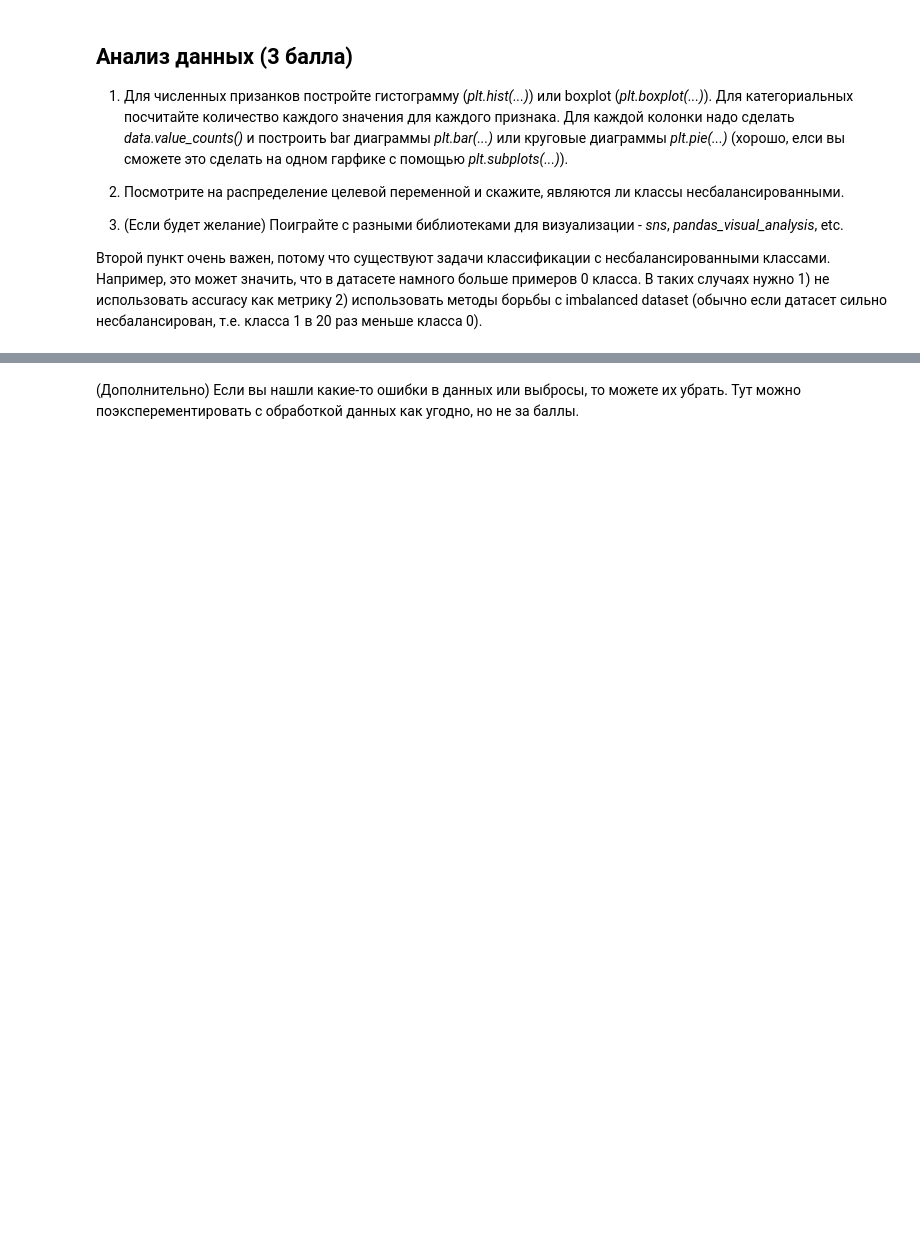
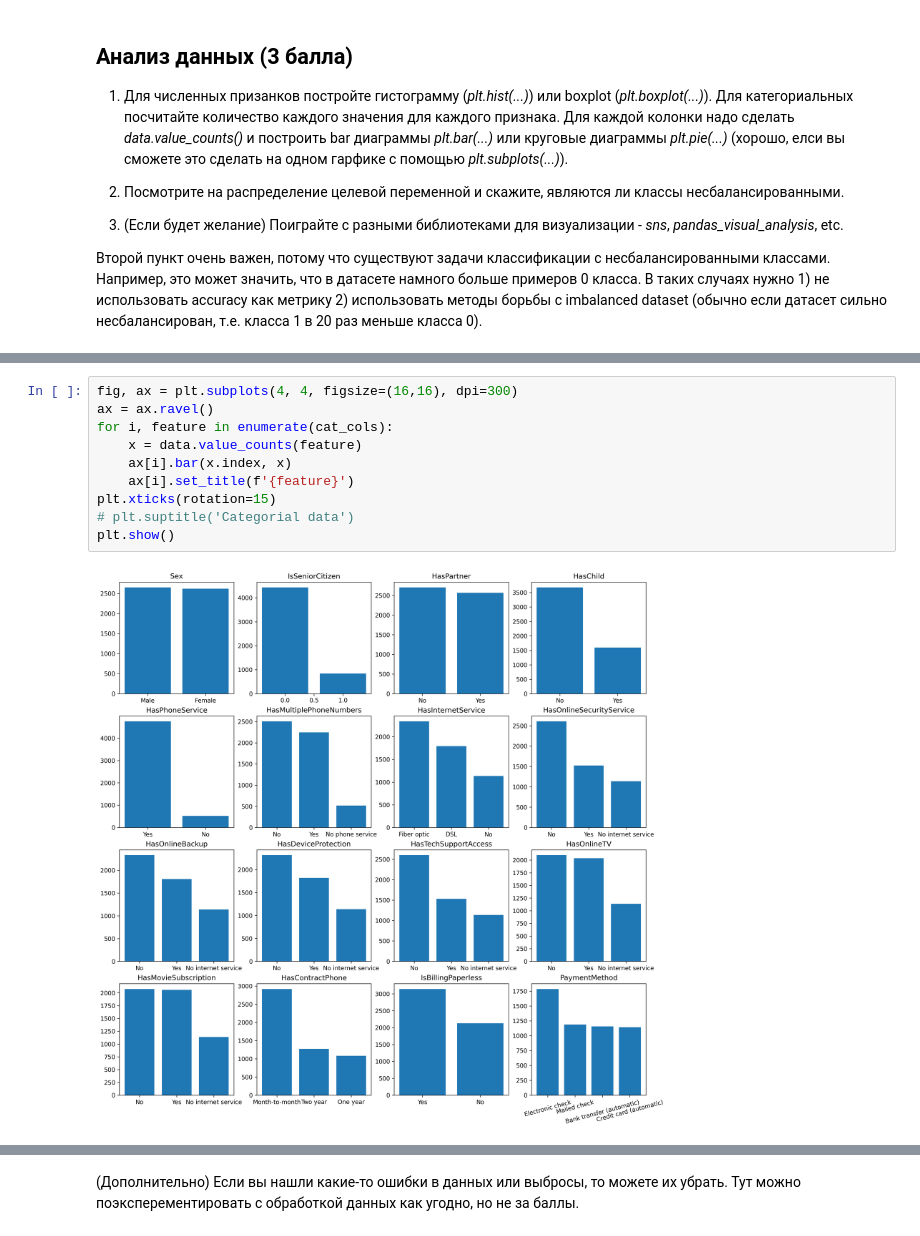
Before and after one commit to NilRadle/DLS, a Jupyter notebook: HW.kaggle.ipynb, the cells around one changed output, grey strips where cells are left out. Cells and saved outputs as stored; diff of their text form; blank space fills up the shorter version.

```diff
--- a/HW.kaggle.ipynb
+++ b/HW.kaggle.ipynb
@@ -150,0 +207,12 @@ target_col = 'Churn'
+# %%
+fig, ax = plt.subplots(4, 4, figsize=(16,16), dpi=300)
+ax = ax.ravel()
+for i, feature in enumerate(cat_cols):
+    x = data.value_counts(feature)
+    ax[i].bar(x.index, x)
+    ax[i].set_title(f'{feature}')
+plt.xticks(rotation=15)
+# plt.suptitle('Categorial data')
+plt.show()
+# %% [output]
+[figure, added]
```
Also changed, not shown: parts of 22 cells of this notebook, 4 other files.
